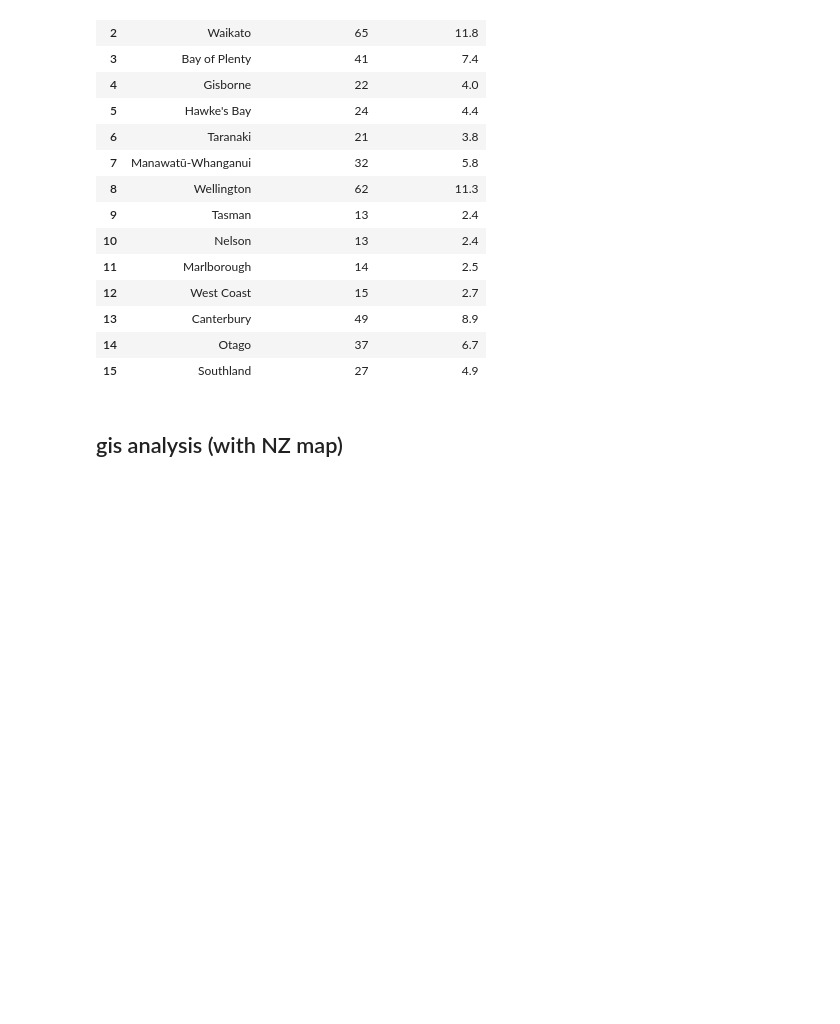
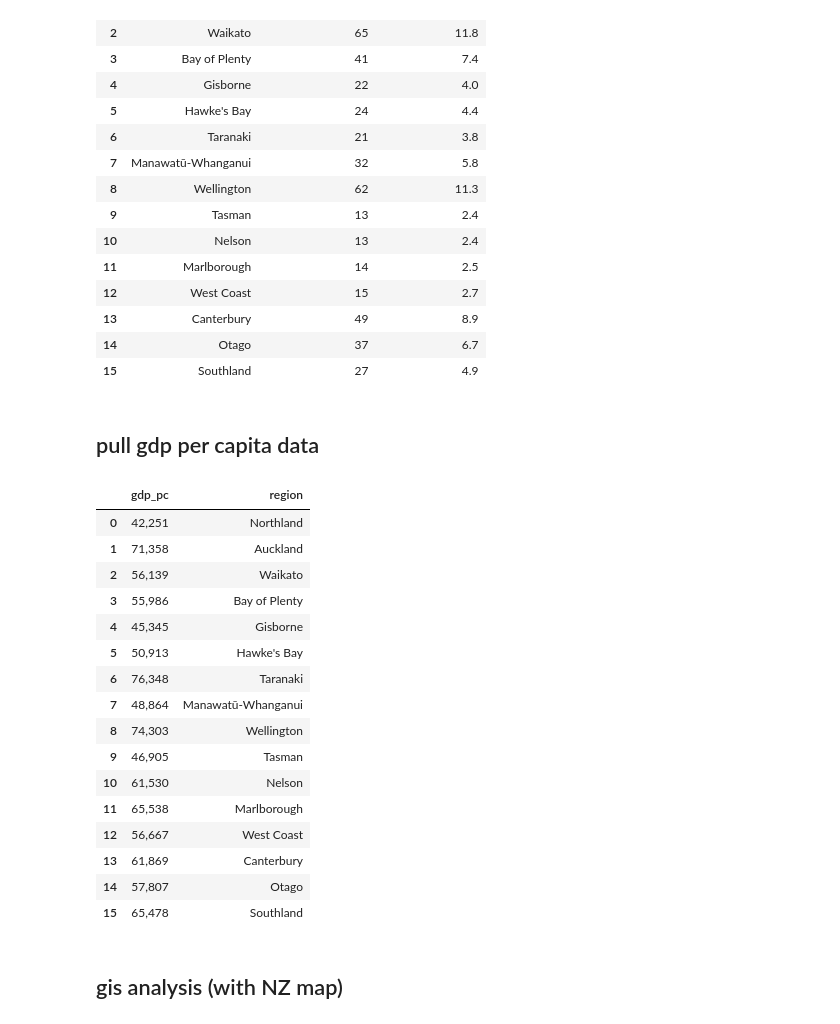
Before and after one commit to matthew-trava/huiehackathon-team2, a Jupyter notebook: gis.ipynb, the cells around one changed output. Drawn from its saved outputs; the diff is of its cells as text; code cells hidden in the pictures; blank space fills up the shorter version.

Commit message:
feat gis: wrote function to pull regional gdp per capita into one file/df

```diff
--- a/gis.ipynb
+++ b/gis.ipynb
@@ -195,6 +195,71 @@ See the caveats in the documentation: https://pandas.pydata.org/pandas-docs/stab
 | 13 | Canterbury | 49 | 8.9 |
 | 14 | Otago | 37 | 6.7 |
 | 15 | Southland | 27 | 4.9 |
+# %% [markdown]
+## pull gdp per capita data
+# %%
+#reg_fn = [(lambda s: str(s).lower())(s) for s in count_reg_dict]
+
+def extract_gdp():
+    '''
+    Extracts the gdp per capita for each region (separate csv file)
+    and pulls it into a master df. All dataset are publicly available here:
+    http://webrear.mbie.govt.nz/theme/gdp-per-capita/map/timeseries/2020/new-zealand?right-transform=absolute
+    '''
+
+    df_list = []
+    for i, region in enumerate(df_regcount['region']):
+
+        # define filename
+        reg_fn = region.lower()
+        # need to add all this logic so files are read properly
+        if reg_fn == r"bay of plenty":
+            reg_fn = r"bay-of-plenty"
+        elif reg_fn == r"hawke's bay":
+            reg_fn = r"hawkes-bay"
+        elif reg_fn == r"manawatū-whanganui":
+            reg_fn = "manawatu-wanganui"
+        elif reg_fn == r"west coast":
+            reg_fn = "west-coast"
+        # extract data
+        filename = f"gdp-per-capita-annual-mar-{reg_fn}--annual-rate.csv"
+        df_i = pd.read_csv(f"data/gis/gdp/"+filename)
+
+        # transform df
+        df_i = df_i[df_i['Year'] == 2020]                                          # only take the GDP for the most recent year available (2020)
+        df_i = df_i[['The GDP per capita']]                                        # get rid of redundant columns
+        df_i = df_i.rename(columns={'The GDP per capita': 'gdp_pc'})               # rename column for easier processing (GDP is in NZD)
+        df_i['region'] = region                                                    # add column with region
+
+        df_list.append(df_i)
+
+    # concatenate dataframe and save it
+    df_gdp = pd.concat(df_list, ignore_index=True)
+    fp_out = "data/processed/gdp-per-capita_2020_regional.csv"
+    df_gdp.to_csv(fp_out, index=False)
+
+extract_gdp()
+df_gdp = pd.read_csv("data/processed/gdp-per-capita_2020_regional.csv")
+
+df_gdp
+# %% [output]
+|  | gdp_pc | region |
+| 0 | 42,251 | Northland |
+| 1 | 71,358 | Auckland |
+| 2 | 56,139 | Waikato |
+| 3 | 55,986 | Bay of Plenty |
+| 4 | 45,345 | Gisborne |
+| 5 | 50,913 | Hawke's Bay |
+| 6 | 76,348 | Taranaki |
+| 7 | 48,864 | Manawatū-Whanganui |
+| 8 | 74,303 | Wellington |
+| 9 | 46,905 | Tasman |
+| 10 | 61,530 | Nelson |
+| 11 | 65,538 | Marlborough |
+| 12 | 56,667 | West Coast |
+| 13 | 61,869 | Canterbury |
+| 14 | 57,807 | Otago |
+| 15 | 65,478 | Southland |
 # %% [markdown]
 ## gis analysis (with NZ map)
 # %%
```
Also changed, not shown: parts of 1 cell of this notebook.
